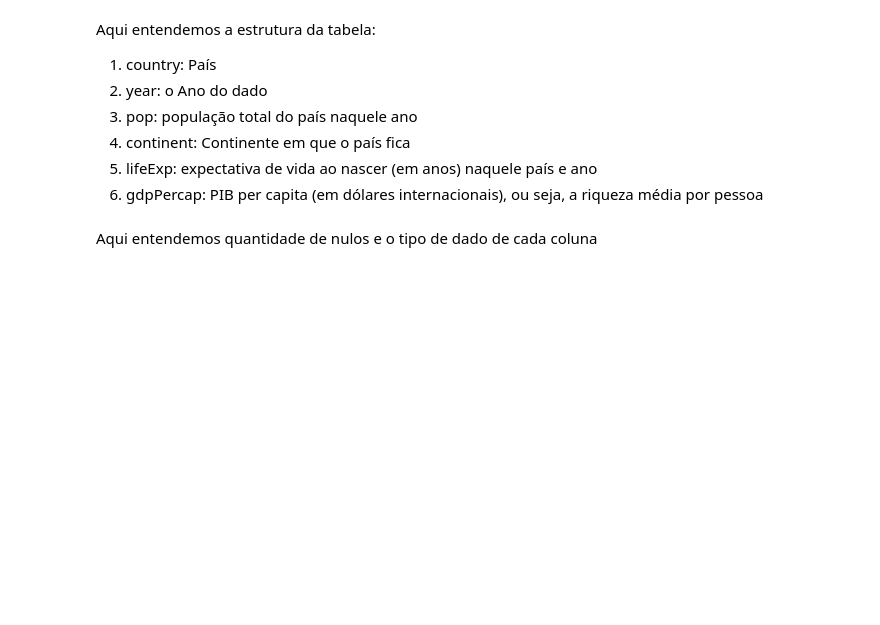
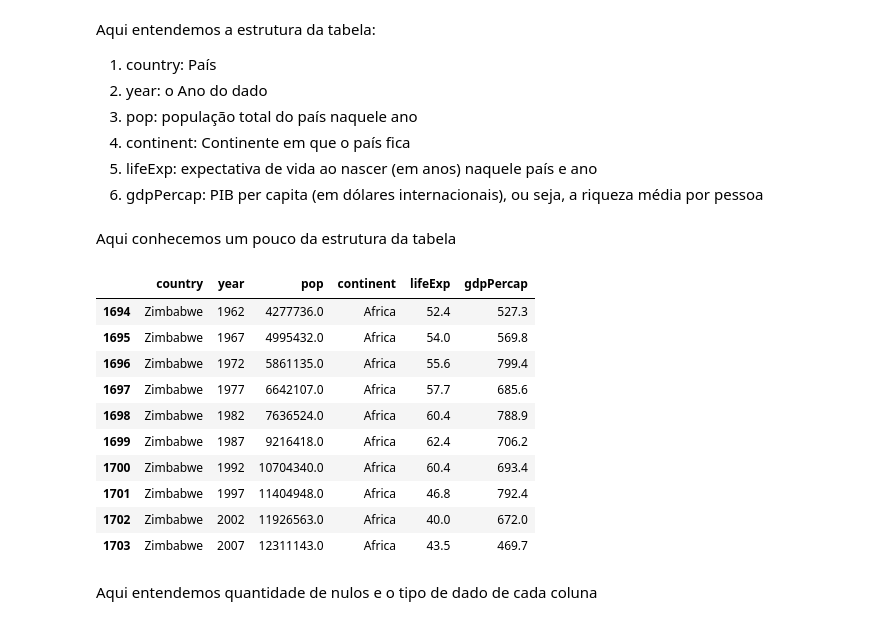
Before and after one commit to AndremRb/Analise-do-Desenvolvimento-Humano-e-Global, a Jupyter notebook: Notebook/Template_Gapminder_Analise_Exploratoria.ipynb, the cells around one changed output. Drawn from its saved outputs; the diff is of its cells as text; code cells hidden in the pictures; blank space fills up the shorter version.

```diff
--- a/Notebook/Template_Gapminder_Analise_Exploratoria.ipynb
+++ b/Notebook/Template_Gapminder_Analise_Exploratoria.ipynb
@@ -583,6 +428,22 @@ Aqui entendemos a estrutura da tabela:
 4. continent: Continente em que o país fica
 5. lifeExp: expectativa de vida ao nascer (em anos) naquele país e ano
 6. gdpPercap: PIB per capita (em dólares internacionais), ou seja, a riqueza média por pessoa
+# %% [markdown]
+Aqui conhecemos um pouco da estrutura da tabela
+# %%
+df_brutos['gapminder'].tail(10).round(1)
+# %% [output]
+|  | country | year | pop | continent | lifeExp | gdpPercap |
+| 1694 | Zimbabwe | 1962 | 4277736.0 | Africa | 52.4 | 527.3 |
+| 1695 | Zimbabwe | 1967 | 4995432.0 | Africa | 54.0 | 569.8 |
+| 1696 | Zimbabwe | 1972 | 5861135.0 | Africa | 55.6 | 799.4 |
+| 1697 | Zimbabwe | 1977 | 6642107.0 | Africa | 57.7 | 685.6 |
+| 1698 | Zimbabwe | 1982 | 7636524.0 | Africa | 60.4 | 788.9 |
+| 1699 | Zimbabwe | 1987 | 9216418.0 | Africa | 62.4 | 706.2 |
+| 1700 | Zimbabwe | 1992 | 10704340.0 | Africa | 60.4 | 693.4 |
+| 1701 | Zimbabwe | 1997 | 11404948.0 | Africa | 46.8 | 792.4 |
+| 1702 | Zimbabwe | 2002 | 11926563.0 | Africa | 40.0 | 672.0 |
+| 1703 | Zimbabwe | 2007 | 12311143.0 | Africa | 43.5 | 469.7 |
 # %% [markdown]
 Aqui entendemos quantidade de nulos
 e o tipo de dado de cada coluna
```
Also changed, not shown: parts of 62 cells of this notebook.
